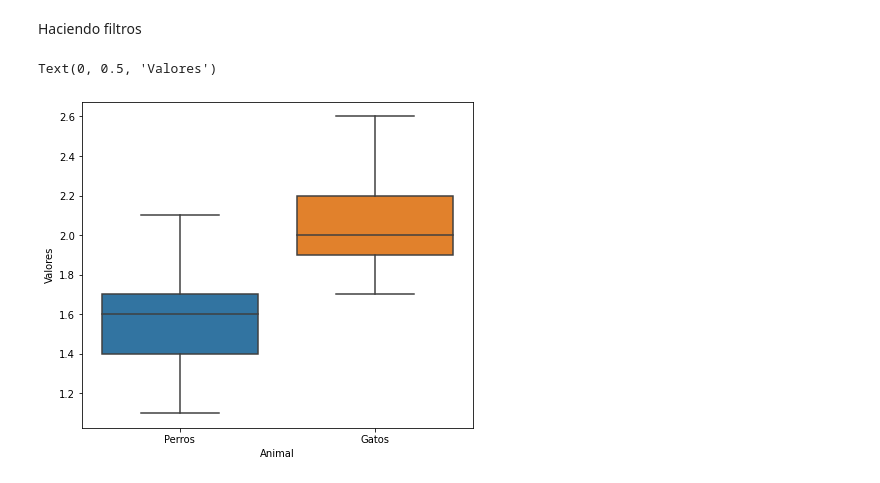
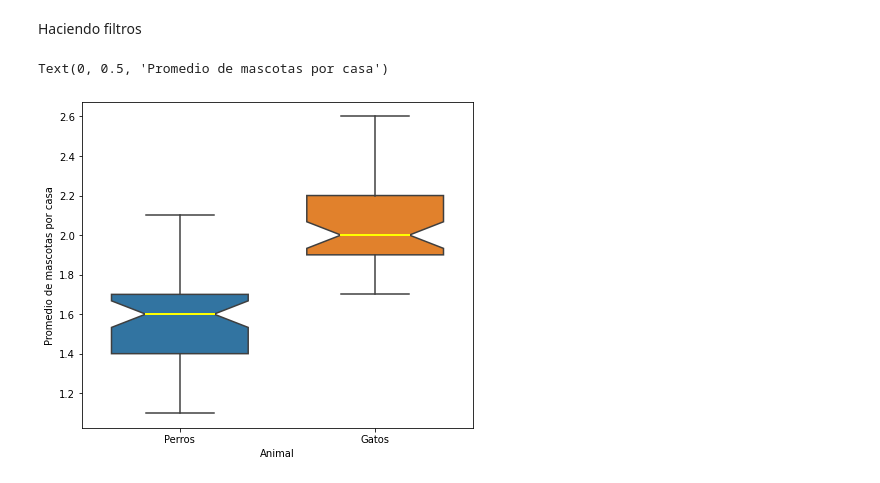
Before and after one commit to Elmatinho/DataScience_Unilever, a Jupyter notebook: Semana_4/Tareas/Histogramas_Boxplot.ipynb, the cells around one changed output. Drawn from its saved outputs; the diff is of its cells as text; code cells hidden in the pictures.

```diff
--- a/Semana_4/Tareas/Histogramas_Boxplot.ipynb
+++ b/Semana_4/Tareas/Histogramas_Boxplot.ipynb
@@ -72,10 +72,12 @@ Filtrado=data_GP_melted.loc[(data_GP_melted['variable']=='Mean Number of Dogs pe
 # %%
 f, ax = plt.subplots(figsize=(7, 6))
 
-ax=sns.boxplot(x='variable',y='value',data=Filtrado)
+ax=sns.boxplot(x='variable',y='value',data=Filtrado,notch=True,width = .7,
+           medianprops = dict(linestyle='-', linewidth=2, color='Yellow'),
+           )
 ax.set_xticklabels(['Perros','Gatos'])
 ax.set_xlabel('Animal')
-ax.set_ylabel('Valores')
+ax.set_ylabel('Promedio de mascotas por casa')
 # %% [output]
-Text(0, 0.5, 'Valores')
+Text(0, 0.5, 'Promedio de mascotas por casa')
-[figure, old version]
+[figure, new version]
```
Also changed, not shown: parts of 1 cell of this notebook.
